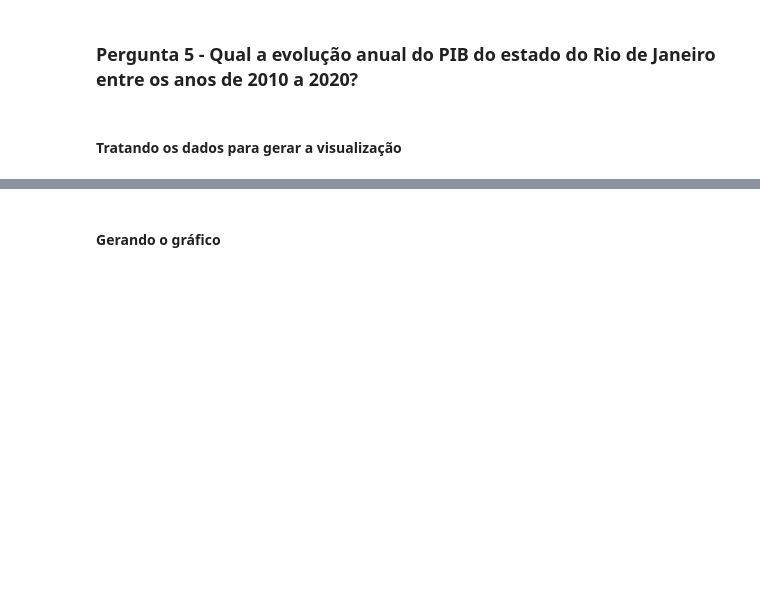
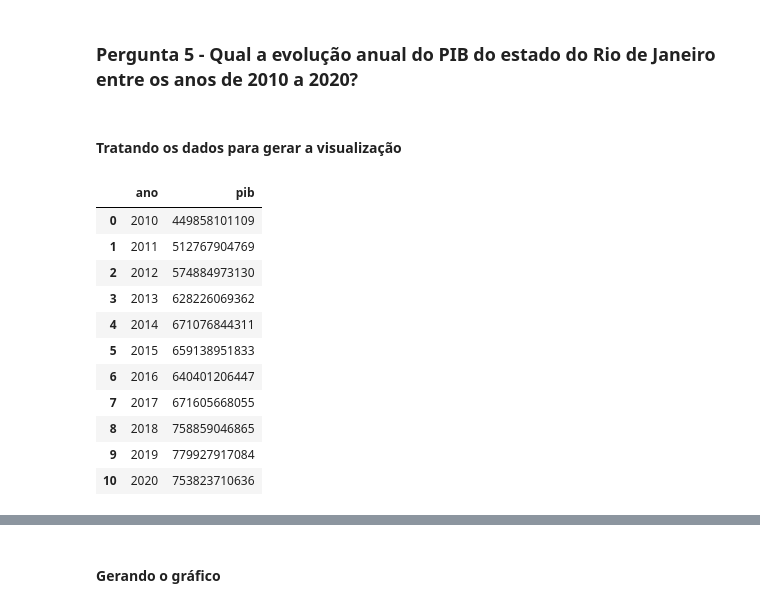
Before and after one commit to MoisesCoimbraQN/Carreira-Alura-Data-Science, a Jupyter notebook: Data_Visualization_Graficos_de_Composicao_e_Relacionamentos.ipynb, the cells around one changed output, grey strips where cells are left out. Saved outputs shown, nothing was run; the diff lists cells and outputs as text; code cells hidden in the pictures; blank space fills up the shorter version.

```diff
--- a/Data_Visualization_Graficos_de_Composicao_e_Relacionamentos.ipynb
+++ b/Data_Visualization_Graficos_de_Composicao_e_Relacionamentos.ipynb
@@ -486,9 +516,22 @@ Como sugestão, podemos analisar esses valores do seu próprio estado ou até se
 # %%
 # Selecionando os dados do RJ
-anos = ...
+anos = [x for x in range(2010, 2021)]
 rio = df_pib.query("sigla_uf == 'RJ' and ano == @anos")[["ano", "pib"]]
 rio = rio.reset_index(drop=True)
 rio
+# %% [output]
+|  | ano | pib |
+| 0 | 2010 | 449858101109 |
+| 1 | 2011 | 512767904769 |
+| 2 | 2012 | 574884973130 |
+| 3 | 2013 | 628226069362 |
+| 4 | 2014 | 671076844311 |
+| 5 | 2015 | 659138951833 |
+| 6 | 2016 | 640401206447 |
+| 7 | 2017 | 671605668055 |
+| 8 | 2018 | 758859046865 |
+| 9 | 2019 | 779927917084 |
+| 10 | 2020 | 753823710636 |
 # %%
 # Gerando uma coluna com a variação do pib e passando o valor
 # do PIB inicial para a 1ª linha da variação pib
```
Also changed, not shown: parts of 11 cells of this notebook.
